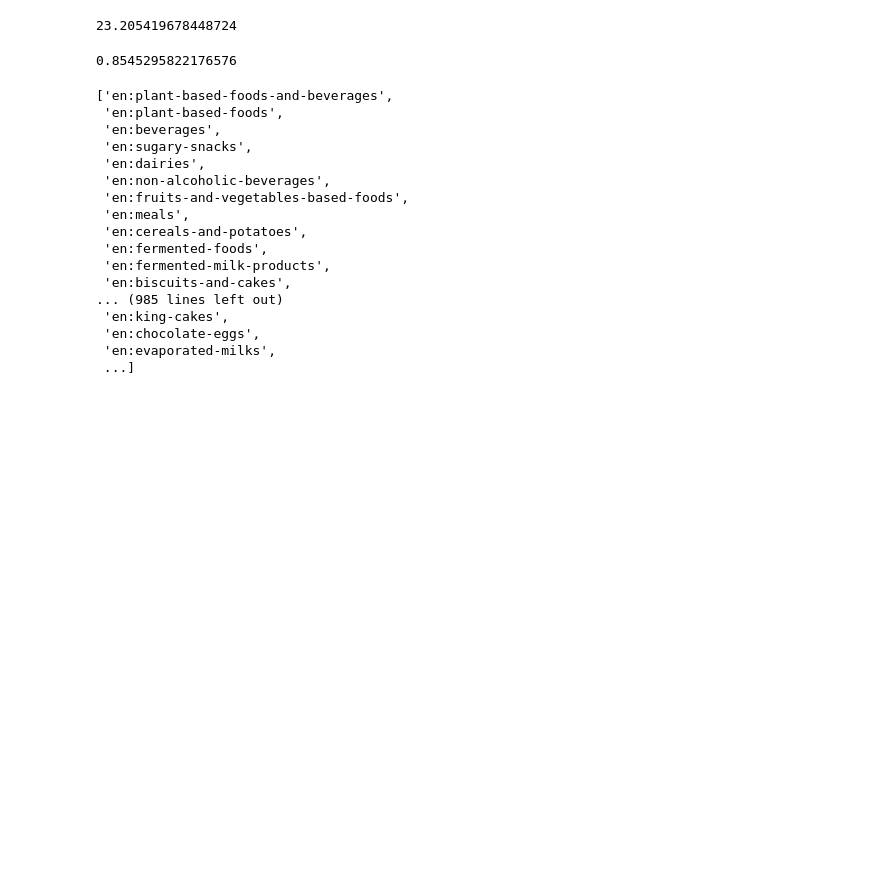
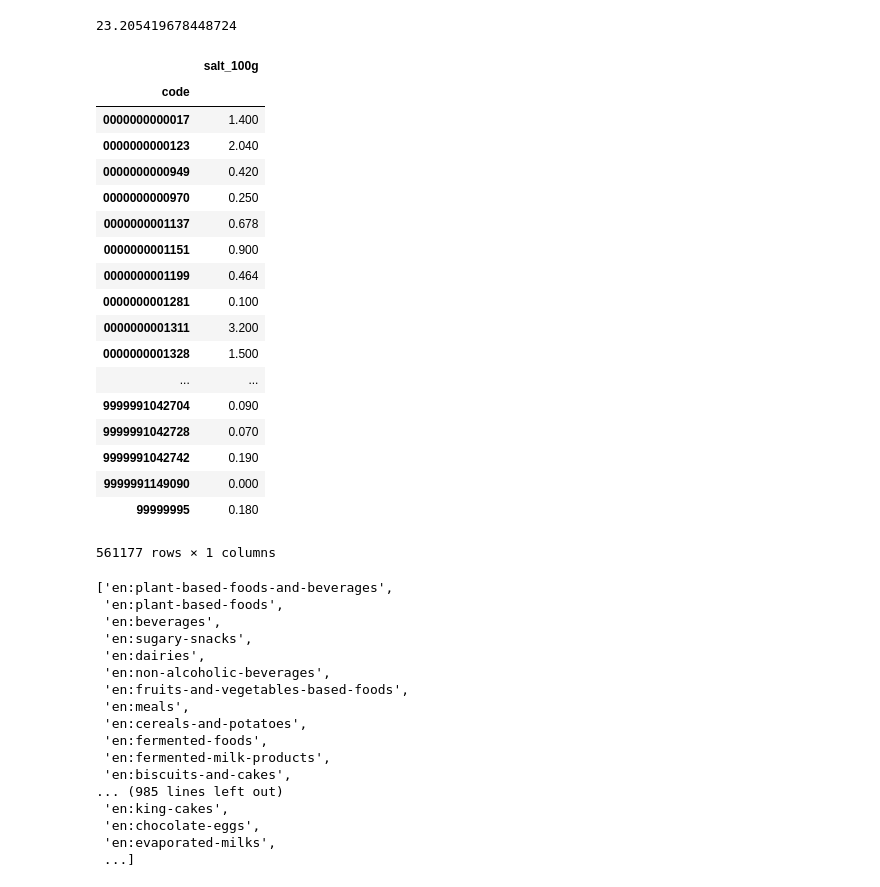
Before and after one commit to gmathez/Project_ADA_2018_Bruttin_Mathez_Petitpierre, a Jupyter notebook: Project_ADA.ipynb, the cells around one changed output. Cells and saved outputs as stored; diff of their text form; code cells hidden in the pictures; blank space fills up the shorter version.

```diff
--- a/Project_ADA.ipynb
+++ b/Project_ADA.ipynb
@@ -6,10 +8,6 @@ DATA_FOLDER = './data/'
 # %%
 # Load Data and Clean
 Data_raw = pd.read_csv(DATA_FOLDER + 'en.openfoodfacts.org.products.csv', delimiter = '\t', low_memory = False)
-
-Data_raw.set_index('product_name', inplace = True)
-
-Data_raw.reset_index(inplace = True)
 
 Data_raw.set_index('code', inplace = True)
 
@@ -17,3 +15,5 @@ Data_raw.set_index('code', inplace = True)
 Data_raw.dropna(axis = 0, how = 'all', inplace = True)
 Data_raw.dropna(axis = 1, how = 'all', inplace = True)
 Data_raw.drop_duplicates(inplace = True)
+
+Data_raw = Data_raw[~Data_raw.product_name.isna()]
@@ -46,4 +61,0 @@ Nuctri_Score_Train = Nutri_Score_Data.join(Nutri_Score_Test)
-# %%
-len(Data_raw[['energy_100g']].dropna()) / len(Data_raw)
-# %% [output]
-0.8545295822176576
@@ -50,3 +68,25 @@ len(Data_raw[['energy_100g']].dropna()) / len(Data_raw)
+# %%
+Data_raw[['salt_100g']].dropna()
+# %% [output]
+|  | salt_100g |
+| code |  |
+| 0000000000017 | 1.400 |
+| 0000000000123 | 2.040 |
+| 0000000000949 | 0.420 |
+| 0000000000970 | 0.250 |
+| 0000000001137 | 0.678 |
+| 0000000001151 | 0.900 |
+| 0000000001199 | 0.464 |
+| 0000000001281 | 0.100 |
+| 0000000001311 | 3.200 |
+| 0000000001328 | 1.500 |
+| ... | ... |
+| 9999991042704 | 0.090 |
+| 9999991042728 | 0.070 |
+| 9999991042742 | 0.190 |
+| 9999991149090 | 0.000 |
+| 99999995 | 0.180 |
+561177 rows × 1 columns
 # %%
 a = [tags.split(',') for tags in list(Data_raw[['categories_tags']].dropna().categories_tags)]
 
```
Also changed, not shown: parts of 6 cells of this notebook.
